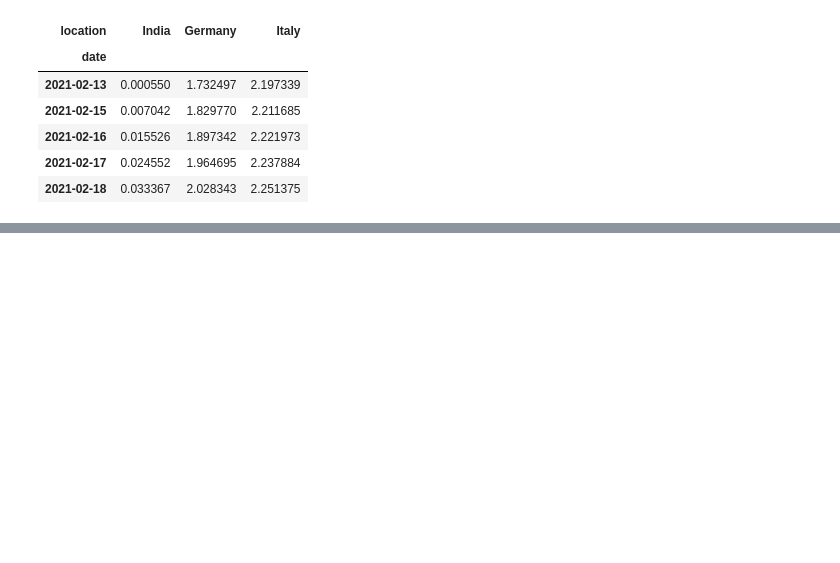
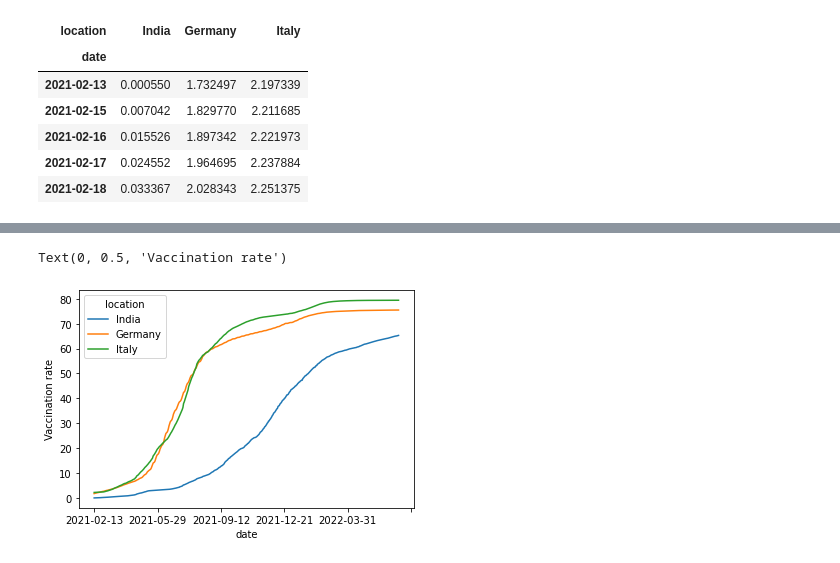
Before and after one commit to gulzars/COVID19, a Jupyter notebook: notebooks/Covid_data.ipynb, the cells around one changed output, grey strips where cells are left out. Saved outputs shown, nothing was run; the diff lists cells and outputs as text; code cells hidden in the pictures; blank space fills up the shorter version.

```diff
--- a/notebooks/Covid_data.ipynb
+++ b/notebooks/Covid_data.ipynb
@@ -85,0 +84,6 @@ df_final.plot()
+# %%
+df_vacc.plot()
+plt.ylabel('Vaccination rate')
+# %% [output]
+Text(0, 0.5, 'Vaccination rate')
+[figure, added]
```
Also changed, not shown: parts of 1 cell of this notebook.
